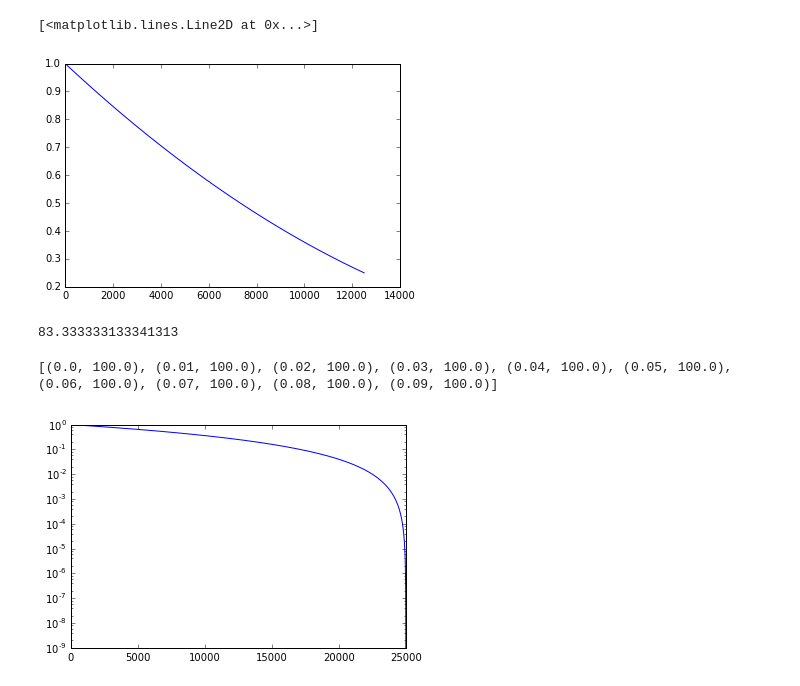
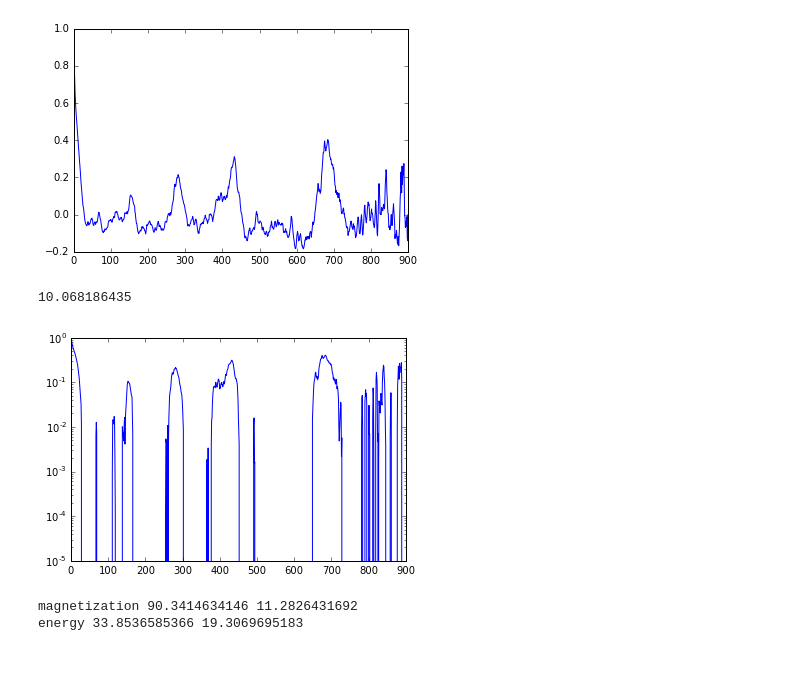
Before and after one commit to teunzwart/bachelor-project, a Jupyter notebook: code/Metropolis-Ising.ipynb, the cells around one changed output. Drawn from its saved outputs; the diff is of its cells as text; code cells hidden in the pictures.

Commit message:
First working statistics

```diff
--- a/code/Metropolis-Ising.ipynb
+++ b/code/Metropolis-Ising.ipynb
@@ -89,20 +105,17 @@ sweep 200
 # %%
-@numba.jit
 def auto_correlation(t, data):
     tmax = len(data)
-    time_delta = data[1][0] - data[0][0]
+    time_delta = data[1] - data[0]
 
     upper_bound = tmax-t
     first_sum = 0
     second_sum = 0
     third_sum = 0
     for n in range(upper_bound):
-        first_sum += data[n][0]*data[n+t][0]
-        second_sum += data[n][0]
-        third_sum += data[n+t][0]
+        first_sum += data[n]*data[n+t]
+        second_sum += data[n]
+        third_sum += data[n+t]
 
     correlation = (1/upper_bound)*(first_sum - (1/upper_bound)*second_sum*third_sum)
 
     return correlation
-
-%timeit auto_correlation(1000, magnet_history)
@@ -115,18 +122,30 @@ normalize = data / data.max()
-# %%
-plt.plot(range(len(data)), normalize)
-# %% [output]
-[<matplotlib.lines.Line2D at 0x...>]
-[figure, removed]
-# %%
-np.trapz(normalize)*0.01
-# %% [output]
-83.333333133341313
-# %%
-print(magnet_history[:10])
-# %% [output]
-[(0.0, 100.0), (0.01, 100.0), (0.02, 100.0), (0.03, 100.0), (0.04, 100.0), (0.05, 100.0), (0.06, 100.0), (0.07, 100.0), (0.08, 100.0), (0.09, 100.0)]
-# %%
-plt.plot(range(len(data)), normalize)
-plt.yscale("log")
-# %% [output]
-[figure, removed]
+# %%
+equilibrium = 100
+data = np.asarray([auto_correlation(p, magnet_history[equilibrium:]) for p in range(1000-equilibrium)])
+normalize = data / data.max()
+plt.plot(range(len(data)), normalize)
+plt.show()
+correlation_time = np.trapz(normalize)
+print(correlation_time)
+
+plt.plot(range(len(data)), normalize)
+plt.yscale("log")
+plt.show()
+# %% [output]
+[figure, added]
+10.068186435
+[figure, added]
+# %%
+magnet_samples = []
+energy_samples = []
+
+for t in range(equilibrium, 1000, math.ceil(correlation_time)):
+    magnet_samples.append(magnet_history[t])
+    energy_samples.append(energy_history[t])
+
+
+print("magnetization", sum(magnet_samples)/len(magnet_samples), np.std(magnet_samples))
+print("energy", sum(energy_samples)/len(energy_samples), np.std(energy_samples))
+# %% [output]
+magnetization 90.3414634146 11.2826431692
+energy 33.8536585366 19.3069695183
```
Also changed, not shown: parts of 7 cells of this notebook.
